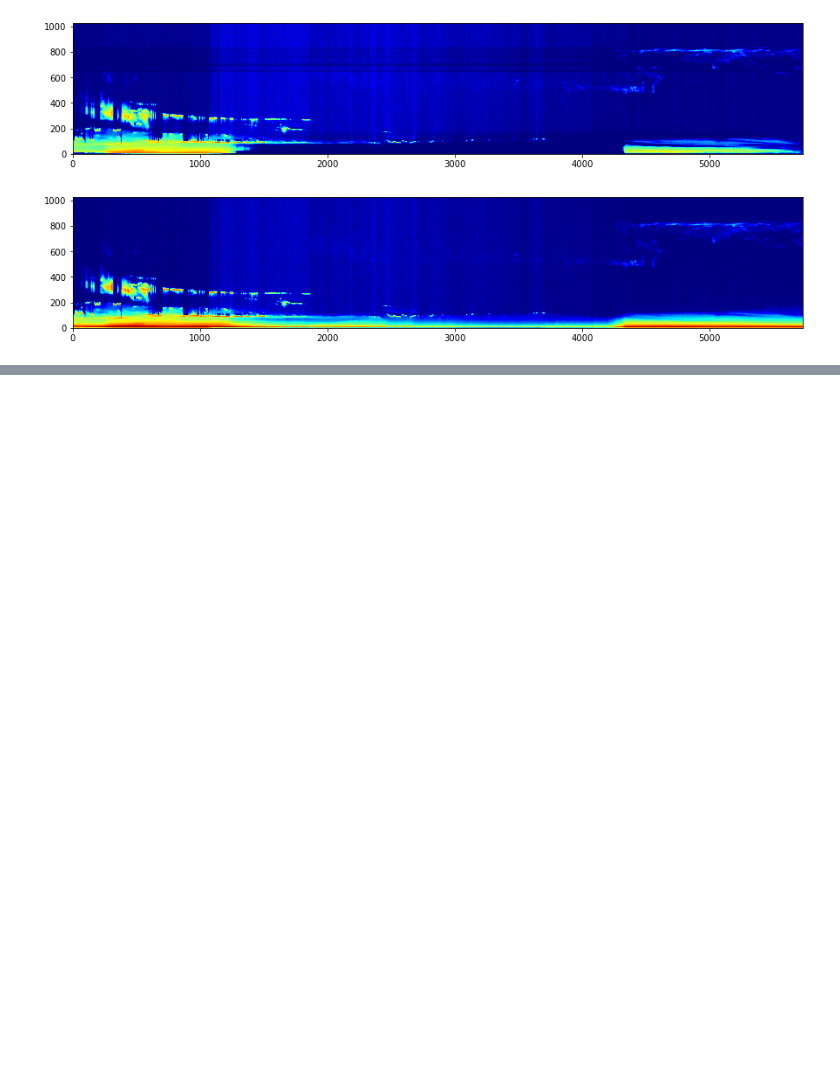
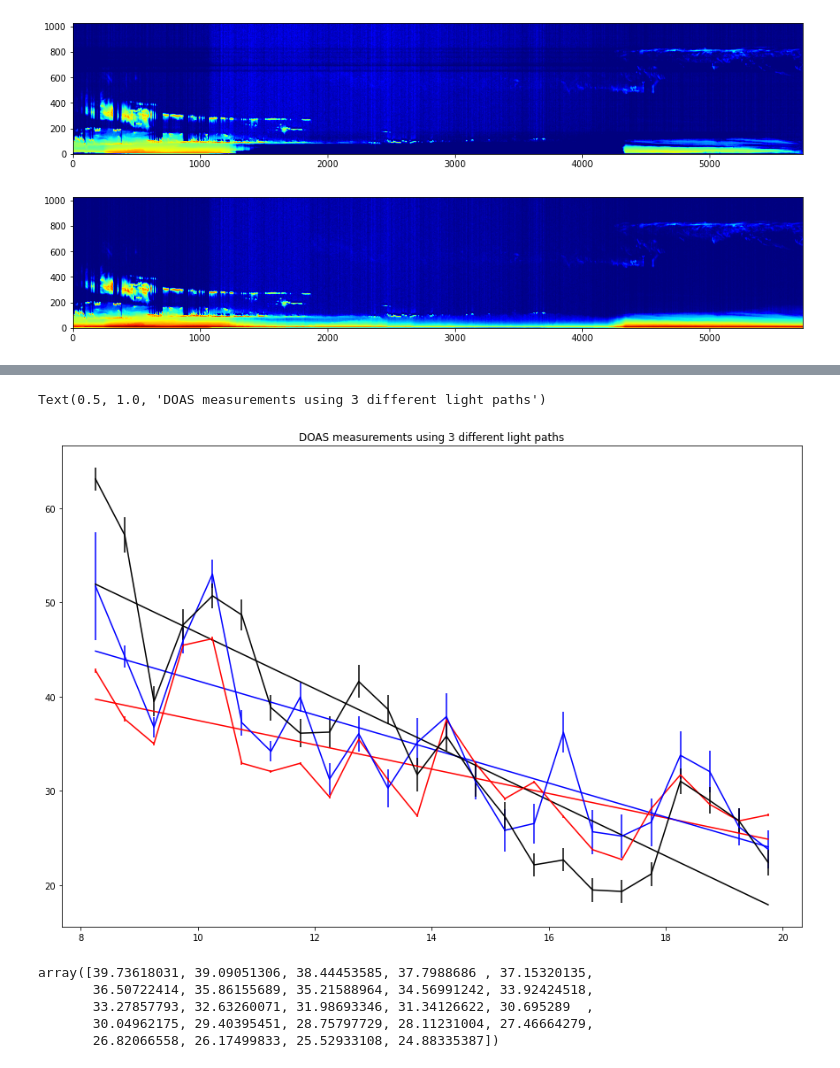
Before and after one commit to d3sp3r4t3Student/Observation-and-Data-Processing, a Jupyter notebook: lecture_tasks.ipynb, the cells around one changed output, grey strips where cells are left out. Drawn from its saved outputs; the diff is of its cells as text; code cells hidden in the pictures; blank space fills up the shorter version.

```diff
--- a/lecture_tasks.ipynb
+++ b/lecture_tasks.ipynb
@@ -123,0 +147,50 @@ plt.show()
+# %%
+#plotting no2 doas data
+data = np.array([[float(i) for i in (' '.join(line.split())).split(' ')] for line
+in open('NO2_DOAS_data.txt').readlines()[1:]])
+
+t = (data[:,0]-735090)*24
+measure1 = data[:,1]
+uncert1 = data[:,2]
+measure2 = data[:,3]
+uncert2 = data[:,4]
+measure3 = data[:,5]
+uncert3 = data[:,6]
+
+covariance1=np.cov(t,measure1)
+x=np.zeros(2)
+x[1]=covariance1[1,0]/covariance1[0,0]
+x[0]=np.mean(measure1)-x[1]*np.mean(t)
+lin_reg1 = x[0]+ x[1]*t
+
+covariance2=np.cov(t,measure2)
+x=np.zeros(2)
+x[1]=covariance2[1,0]/covariance2[0,0]
+x[0]=np.mean(measure2)-x[1]*np.mean(t)
+lin_reg2 = x[0]+ x[1]*t
+
+covariance3=np.cov(t,measure3)
+x=np.zeros(2)
+x[1]=covariance3[1,0]/covariance3[0,0]
+x[0]=np.mean(measure3)-x[1]*np.mean(t)
+lin_reg3 = x[0]+ x[1]*t
+
+fig = plt.figure(figsize = (15,10))
+plt.plot(t,lin_reg1, color = 'r')
+plt.plot(t,lin_reg2, color = 'b')
+plt.plot(t,lin_reg3, color = 'k')
+plt.errorbar(t, measure1, yerr=uncert1, color = 'r')
+plt.errorbar(t,measure2, yerr=uncert2, color = 'b')
+plt.errorbar(t,measure3, yerr=uncert3, color = 'k')
+plt.title('DOAS measurements using 3 different light paths')
+# %% [output]
+Text(0.5, 1.0, 'DOAS measurements using 3 different light paths')
+[figure, added]
+# %%
+lin_reg1
+# %% [output]
+array([39.73618031, 39.09051306, 38.44453585, 37.7988686 , 37.15320135,
+       36.50722414, 35.86155689, 35.21588964, 34.56991242, 33.92424518,
+       33.27857793, 32.63260071, 31.98693346, 31.34126622, 30.695289  ,
+       30.04962175, 29.40395451, 28.75797729, 28.11231004, 27.46664279,
+       26.82066558, 26.17499833, 25.52933108, 24.88335387])
```
Also changed, not shown: parts of 4 cells of this notebook.
